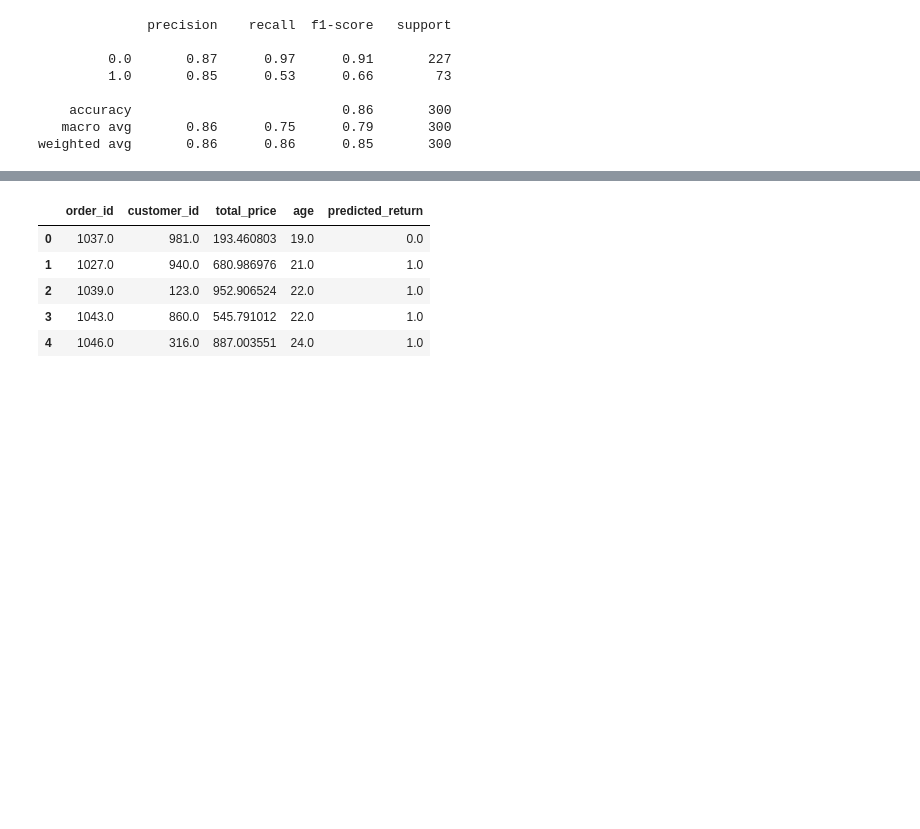
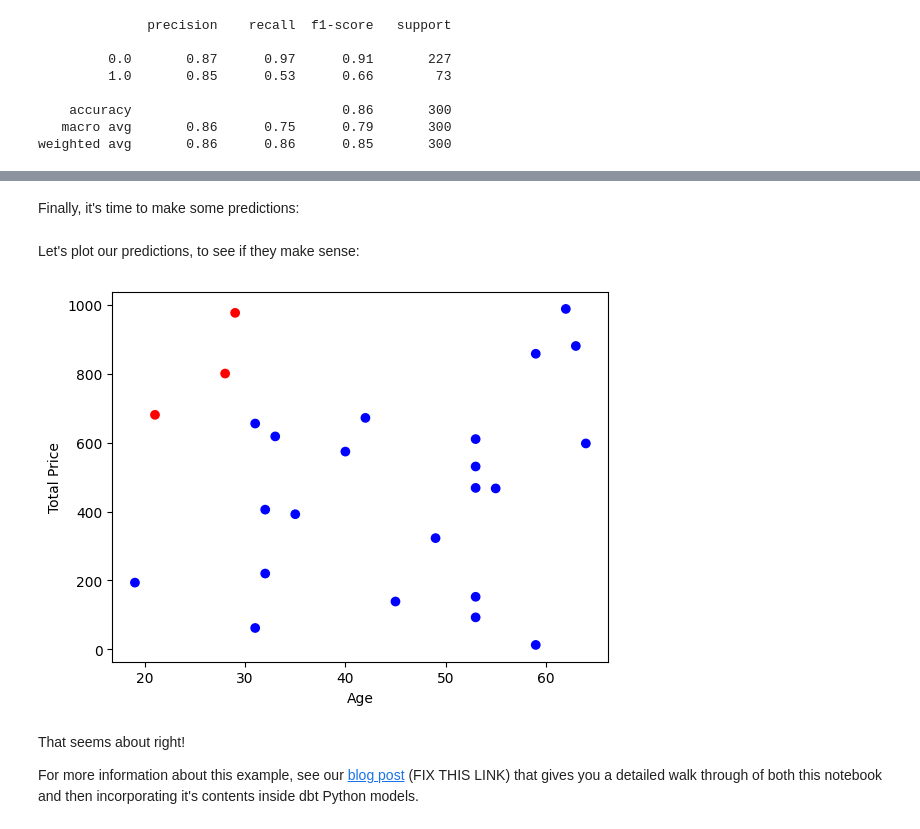
Before and after one commit to fal-ai/dbt_fal_ml_example, a Jupyter notebook: notebooks/Experiments.ipynb, the cells around one changed output, grey strips where cells are left out. Drawn from its saved outputs; the diff is of its cells as text; code cells hidden in the pictures; blank space fills up the shorter version.

```diff
--- a/notebooks/Experiments.ipynb
+++ b/notebooks/Experiments.ipynb
@@ -105,14 +156,24 @@ import pickle
 with open(f"../ml_models/{model_name}.pkl", "rb") as f:
     loaded_model = pickle.load(f)
+# %% [markdown]
+Finally, it's time to make some predictions:
 # %%
 predictions = loaded_model.predict(orders_new_df[["age", "total_price"]])
 orders_new_df["predicted_return"] = predictions
-# %%
-orders_new_df.head()
-# %% [output]
-|  | order_id | customer_id | total_price | age | predicted_return |
-| 0 | 1037.0 | 981.0 | 193.460803 | 19.0 | 0.0 |
-| 1 | 1027.0 | 940.0 | 680.986976 | 21.0 | 1.0 |
-| 2 | 1039.0 | 123.0 | 952.906524 | 22.0 | 1.0 |
-| 3 | 1043.0 | 860.0 | 545.791012 | 22.0 | 1.0 |
-| 4 | 1046.0 | 316.0 | 887.003551 | 24.0 | 1.0 |
+# %% [markdown]
+Let's plot our predictions, to see if they make sense:
+# %%
+# Sample data for plot
+plot_data = orders_new_df.sample(frac=0.5, random_state=123)
+
+colors = ['red' if r else 'blue' for r in plot_data['predicted_return']]
+plt.scatter(plot_data['age'], plot_data['total_price'], c=colors)
+plt.xlabel('Age')
+plt.ylabel('Total Price')
+plt.show()
+# %% [output]
+[figure, added]
+# %% [markdown]
+That seems about right!
+
+For more information about this example, see our [blog post](blog.fal.ai) (FIX THIS LINK) that gives you a detailed walk through of both this notebook and then incorporating it's contents inside dbt Python models.
```
Also changed, not shown: parts of 22 cells of this notebook.
